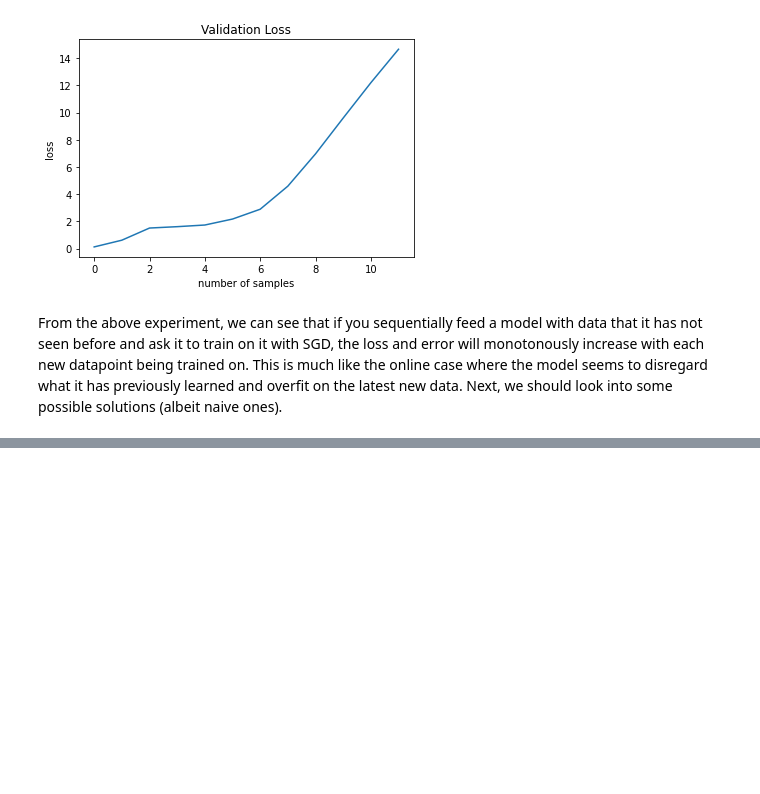
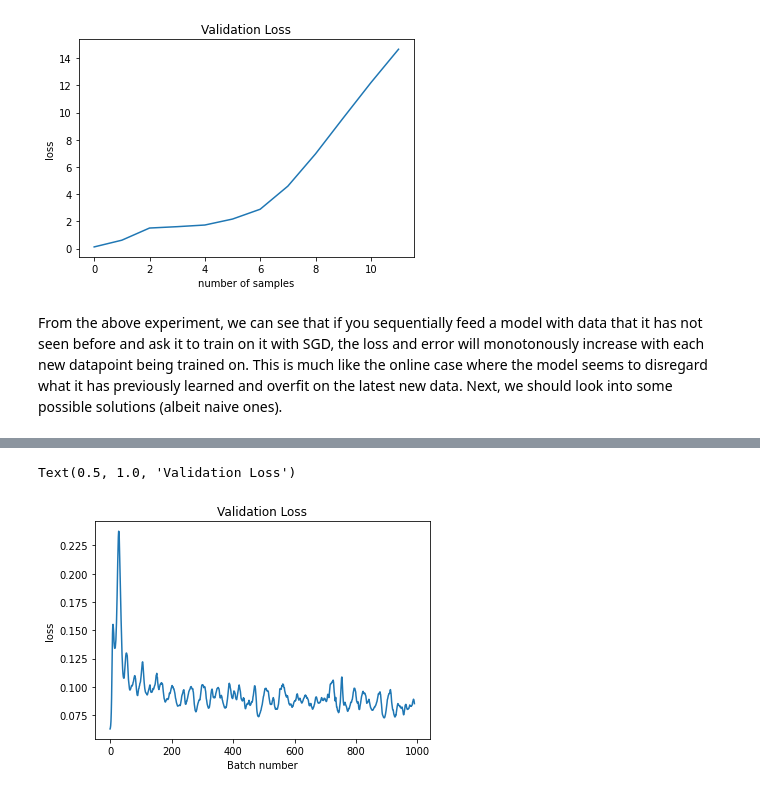
Before and after one commit to danqiye1/snn-experiments, a Jupyter notebook: notebooks/catastrophic-forgetting/offline-learning.ipynb, the cells around one changed output, grey strips where cells are left out. Cells and saved outputs as stored; diff of their text form; code cells hidden in the pictures; blank space fills up the shorter version.

```diff
--- a/notebooks/catastrophic-forgetting/offline-learning.ipynb
+++ b/notebooks/catastrophic-forgetting/offline-learning.ipynb
@@ -76,7 +75,10 @@ class IncompleteMNIST(Dataset):
         return len(self.labels)
 
     def __getitem__(self, idx):
-        return self.transform(self.imgs[idx]), self.labels[idx]
+        img = self.imgs[idx]
+        assert len(img.shape) == 2, \
+            f"Image shape is {img.shape} instead of (28 x 28), \multi-image indexing is not supported."
+        return self.transform(img), self.labels[idx]
 # %%
 trainset = IncompleteMNIST()
 valset = IncompleteMNIST(train=False)
@@ -317,0 +322,8 @@ One insight about continual learning is that humans don't just learn from new da
+# %%
+# Reload a new trained model
+model = LeNet()
+model.load_state_dict(torch.load("best-model.pth"))
+model = model.to(device)
+vloss, verror = validate(model, val_loader)
+print(f"Validation loss: {vloss: .3f}")
+print(f"Validation error: {verror: .3f}")
@@ -317,0 +333,2 @@ One insight about continual learning is that humans don't just learn from new da
+# %%
+optimizer = torch.optim.SGD(model.parameters(), lr=0.001, momentum=0.9)
@@ -317,0 +391,8 @@ One insight about continual learning is that humans don't just learn from new da
+# %%
+plt.plot(losses)
+plt.ylabel("loss")
+plt.xlabel("Batch number")
+plt.title("Validation Loss")
+# %% [output]
+Text(0.5, 1.0, 'Validation Loss')
+[figure, added]
```
Also changed, not shown: parts of 12 cells of this notebook, 1 other file.
